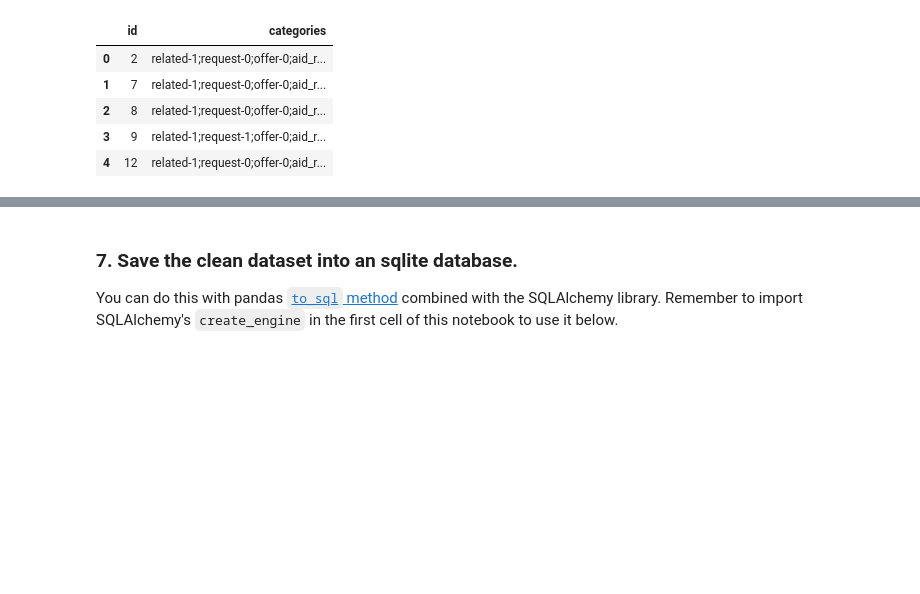
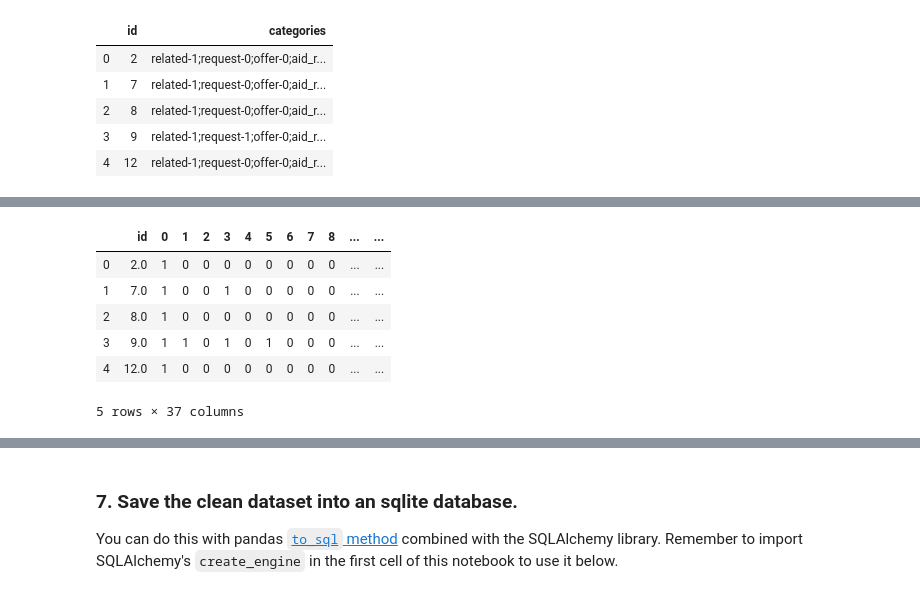
Before and after one commit to maggiehsuan/disaster_response_pipelines_project, a Jupyter notebook: ETL Pipeline Preparation.ipynb, the cells around one changed output, grey strips where cells are left out. Cells and saved outputs as stored; diff of their text form; code cells hidden in the pictures; blank space fills up the shorter version.

```diff
--- a/ETL Pipeline Preparation.ipynb
+++ b/ETL Pipeline Preparation.ipynb
@@ -197,0 +176,11 @@ df[df.duplicated()==True]
+# %%
+categories = pd.concat([categories["id"],category_cols],axis=1)
+categories.head()
+# %% [output]
+|  | id | 0 | 1 | 2 | 3 | 4 | 5 | 6 | 7 | 8 | ... | ... |
+| 0 | 2.0 | 1 | 0 | 0 | 0 | 0 | 0 | 0 | 0 | 0 | ... | ... |
+| 1 | 7.0 | 1 | 0 | 0 | 1 | 0 | 0 | 0 | 0 | 0 | ... | ... |
+| 2 | 8.0 | 1 | 0 | 0 | 0 | 0 | 0 | 0 | 0 | 0 | ... | ... |
+| 3 | 9.0 | 1 | 1 | 0 | 1 | 0 | 1 | 0 | 0 | 0 | ... | ... |
+| 4 | 12.0 | 1 | 0 | 0 | 0 | 0 | 0 | 0 | 0 | 0 | ... | ... |
+5 rows × 37 columns
```
Also changed, not shown: parts of 38 cells of this notebook, 11 other files.
